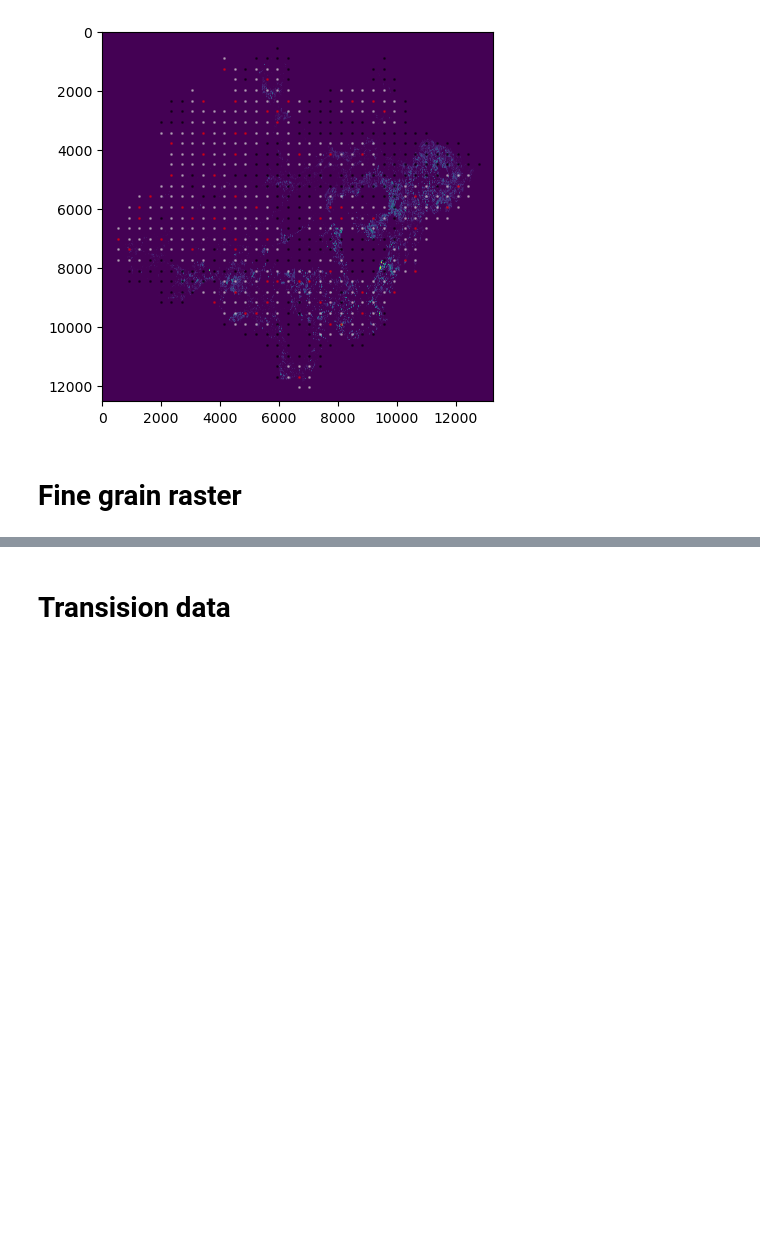
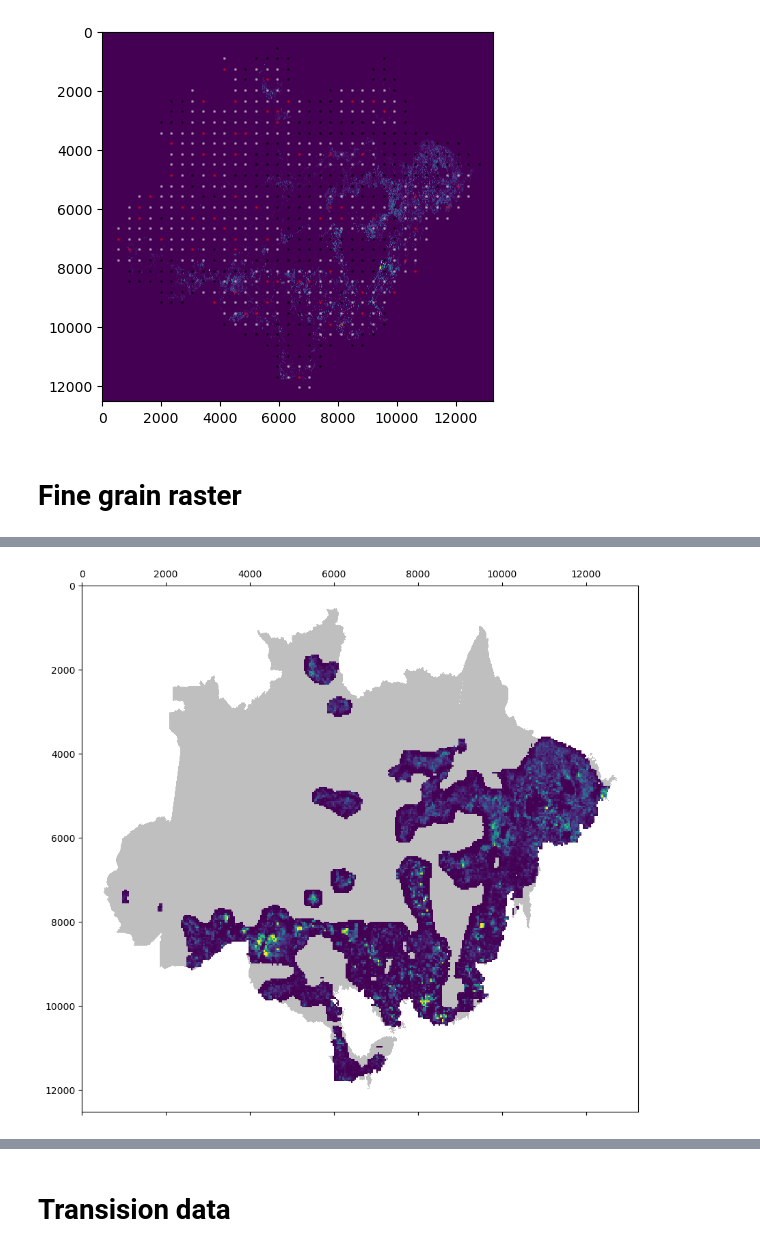
Before and after one commit to TimEngelmann/future-deforestation, a Jupyter notebook: notebooks/data_splitting.ipynb, the cells around one changed output, grey strips where cells are left out. Drawn from its saved outputs; the diff is of its cells as text; code cells hidden in the pictures; blank space fills up the shorter version.

```diff
--- a/notebooks/data_splitting.ipynb
+++ b/notebooks/data_splitting.ipynb
@@ -277,21 +267,0 @@ array([[9.54000000e+03, 5.22000000e+03, 7.07638860e-02, 3.00000000e+00],
-# %%
-train_data_cluster = train_data[0]
-
-x_cluster = train_data_cluster[0]
-y_cluster = train_data_cluster[1]
-x = np.arange(int(x_cluster-delta/2+output_px/2), int(x_cluster+delta/2+output_px/2), output_px)
-y = np.arange(int(y_cluster-delta/2+output_px/2), int(y_cluster+delta/2+output_px/2), output_px)
-xv, yv = np.meshgrid(x, y)
-
-x_cluster_1 = x_cluster + delta
-y_cluster_1 = y_cluster
-x = np.arange(int(x_cluster_1-delta/2+output_px/2), int(x_cluster_1+delta/2+output_px/2), output_px)
-y = np.arange(int(y_cluster_1-delta/2+output_px/2), int(y_cluster_1+delta/2+output_px/2), output_px)
-xv_1, yv_1 = np.meshgrid(x, y)
-
-plt.scatter(xv,yv, alpha=0.2)
-plt.scatter(x_cluster, y_cluster)
-plt.scatter(xv_1,yv_1, alpha=0.2)
-plt.scatter(x_cluster_1, y_cluster_1)
-plt.axis("equal")
-plt.show()
@@ -419,0 +367,12 @@ plt.show()
+# %%
+fig, axs = plt.subplots(figsize=(15,10))
+
+cmap = colors.ListedColormap(['white', 'grey'])
+axs.matshow(bio_data_2010 != 255,cmap=cmap,vmin = -.5, vmax = 1.5, alpha=0.5)
+cmap = mpl.colormaps['viridis']
+cmap.set_under('white', alpha=0)
+axs.matshow(target_layer, vmin = 0, vmax = 0.3, cmap=cmap)
+axs.set_aspect('equal', 'box')
+plt.show()
+# %% [output]
+[figure, added]
```
Also changed, not shown: parts of 24 cells of this notebook.
